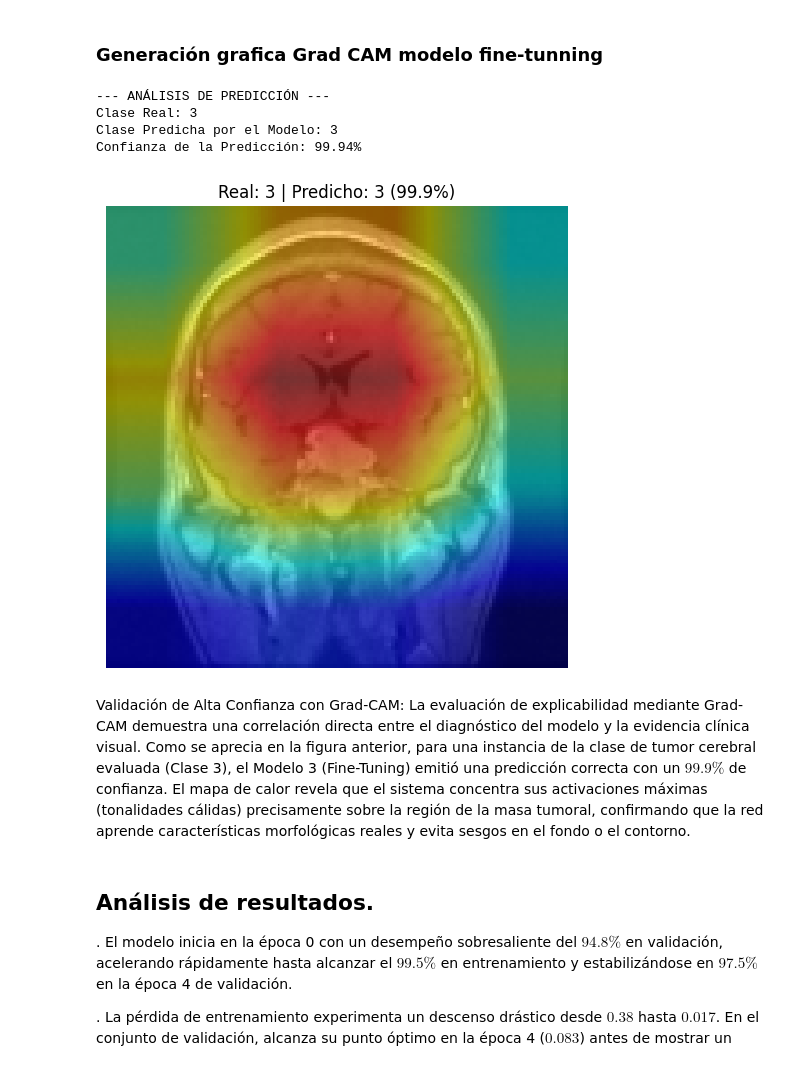
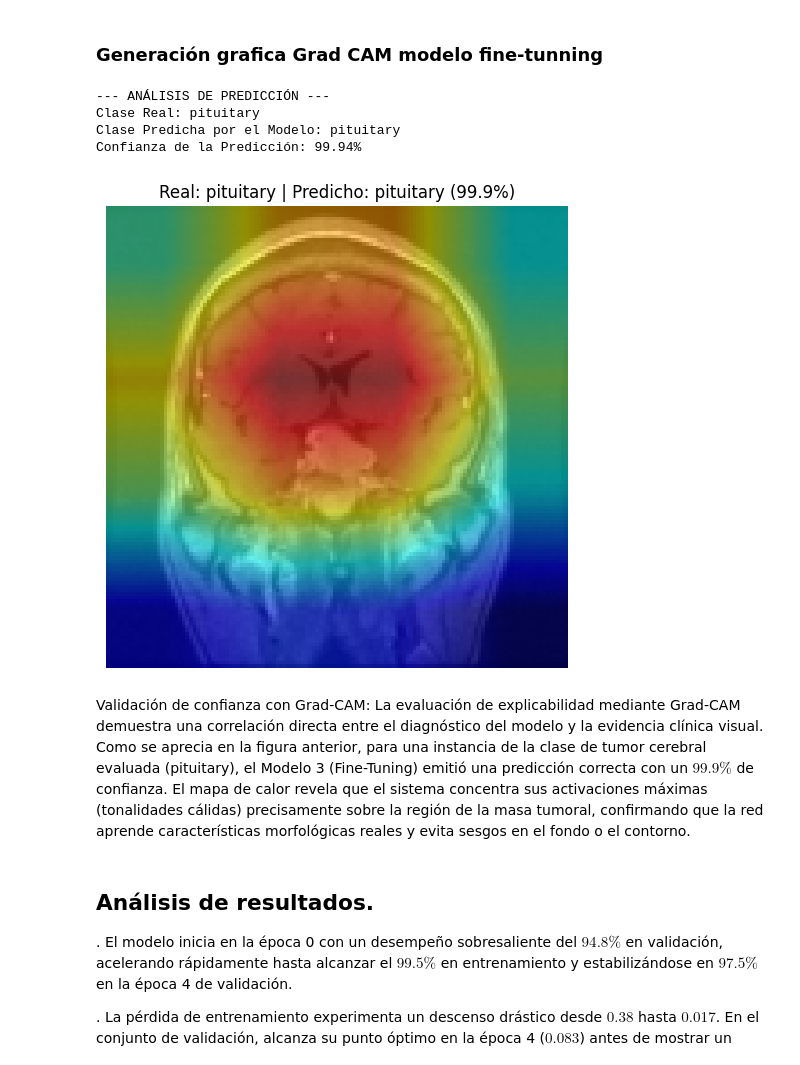
Before and after one commit to margomeza16/deep_leraning, a Jupyter notebook: MiniProyecto1.ipynb, the cells around one changed output. Drawn from its saved outputs; the diff is of its cells as text; code cells hidden in the pictures.

```diff
--- a/MiniProyecto1.ipynb
+++ b/MiniProyecto1.ipynb
@@ -986,47 +986,43 @@ with torch.no_grad():
 predicted_label = predicted_label.item()
 confidence = predicted_prob.item() * 100
 
 print(f"--- ANÁLISIS DE PREDICCIÓN ---")
-print(f"Clase Real: {true_label}")
-print(f"Clase Predicha por el Modelo: {predicted_label}")
+print(f"Clase Real: {class_names[true_label]}")
+print(f"Clase Predicha por el Modelo: {class_names[predicted_label]}")
 print(f"Confianza de la Predicción: {confidence:.2f}%")
 
-# (Opcional) Si tienes un diccionario o lista con los nombres de tus clases, por ejemplo:
-# class_names = ['glioma', 'healthy', 'meningioma', 'pituitary']
-# print(f"Real: {class_names[true_label]} | Predicho: {class_names[predicted_label]}")
 
 # 4. Generar Grad-CAM forzando la visualización de la clase real (o la predicha)
-# Si quieres ver cómo el modelo detectó la clase real, usa: targets = [ClassifierOutputTarget(true_label)]
-# Si quieres ver la clase que el modelo predijo, deja targets = None
+
 from pytorch_grad_cam.utils.model_targets import ClassifierOutputTarget
 
 targets = [ClassifierOutputTarget(true_label)]
 
 cam = GradCAM(model=model_finetune, target_layers=[model_finetune.layer4[-1]])
 grayscale_cam = cam(input_tensor=input_tensor, targets=targets)[0]
 
 # 5. Preparar la imagen y graficar
 img_to_show = images[0].cpu().numpy()
 img_to_show = np.transpose(img_to_show, (1, 2, 0))
 visualization = show_cam_on_image(img_to_show, grayscale_cam, use_rgb=True)
 
 plt.figure(figsize=(6, 6))
 plt.imshow(visualization)
 plt.axis("off")
 plt.title(
-    f"Real: {true_label} | Predicho: {predicted_label} ({confidence:.1f}%)"
+    f"Real: {class_names[true_label]} | Predicho: {class_names[predicted_label]} ({confidence:.1f}%)"
 )
 plt.savefig("gradcam_verificacion.png", bbox_inches="tight", dpi=300)
 plt.show()
 # %% [output]
 --- ANÁLISIS DE PREDICCIÓN ---
-Clase Real: 3
-Clase Predicha por el Modelo: 3
+Clase Real: pituitary
+Clase Predicha por el Modelo: pituitary
 Confianza de la Predicción: 99.94%
-[figure, old version]
+[figure, new version]
 # %% [markdown]
-Validación de Alta Confianza con Grad-CAM:
-La evaluación de explicabilidad mediante Grad-CAM demuestra una correlación directa entre el diagnóstico del modelo y la evidencia clínica visual. Como se aprecia en la figura anterior, para una instancia de la clase de tumor cerebral evaluada (Clase 3), el Modelo 3 (Fine-Tuning) emitió una predicción correcta con un $99.9\%$ de confianza. El mapa de calor revela que el sistema concentra sus activaciones máximas (tonalidades cálidas) precisamente sobre la región de la masa tumoral, confirmando que la red aprende características morfológicas reales y evita sesgos en el fondo o el contorno.
+Validación de confianza con Grad-CAM:
+La evaluación de explicabilidad mediante Grad-CAM demuestra una correlación directa entre el diagnóstico del modelo y la evidencia clínica visual. Como se aprecia en la figura anterior, para una instancia de la clase de tumor cerebral evaluada (pituitary), el Modelo 3 (Fine-Tuning) emitió una predicción correcta con un $99.9\%$ de confianza. El mapa de calor revela que el sistema concentra sus activaciones máximas (tonalidades cálidas) precisamente sobre la región de la masa tumoral, confirmando que la red aprende características morfológicas reales y evita sesgos en el fondo o el contorno.
 # %% [markdown]
 ## Análisis de resultados.
 
```
